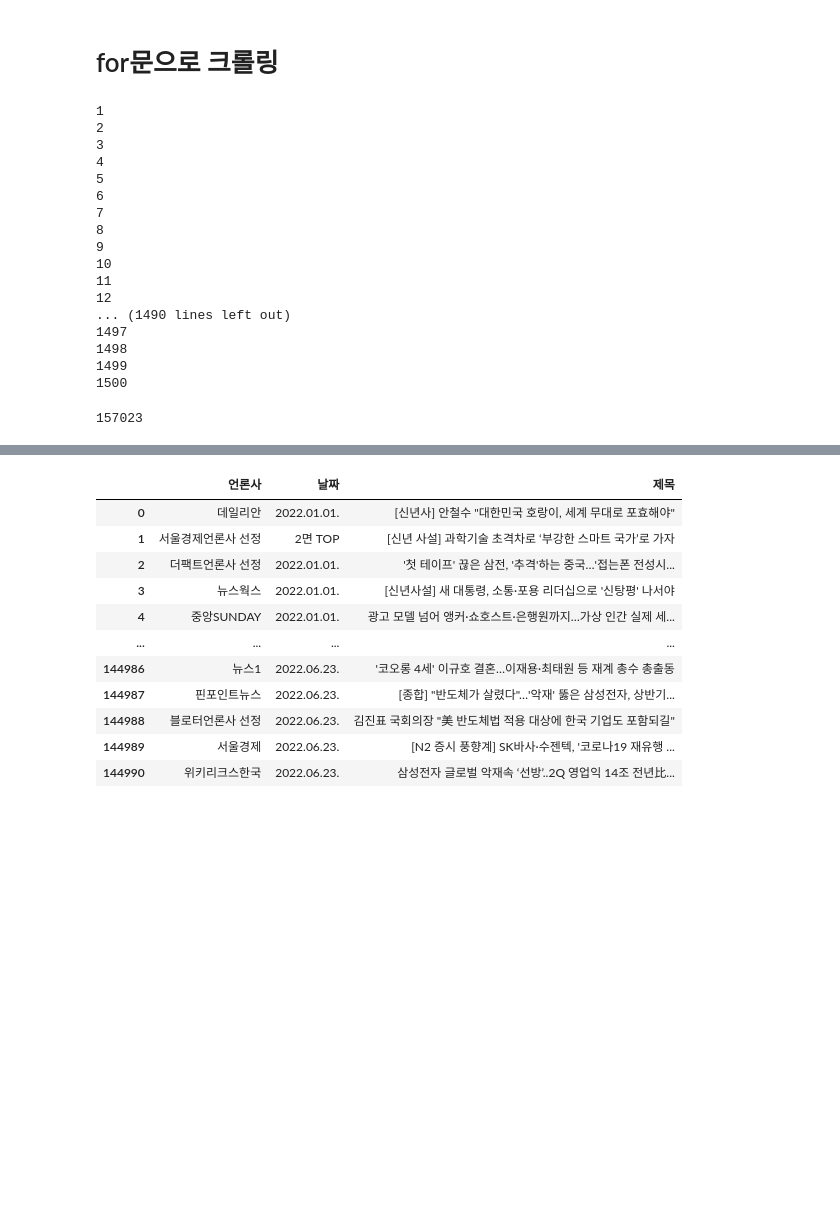
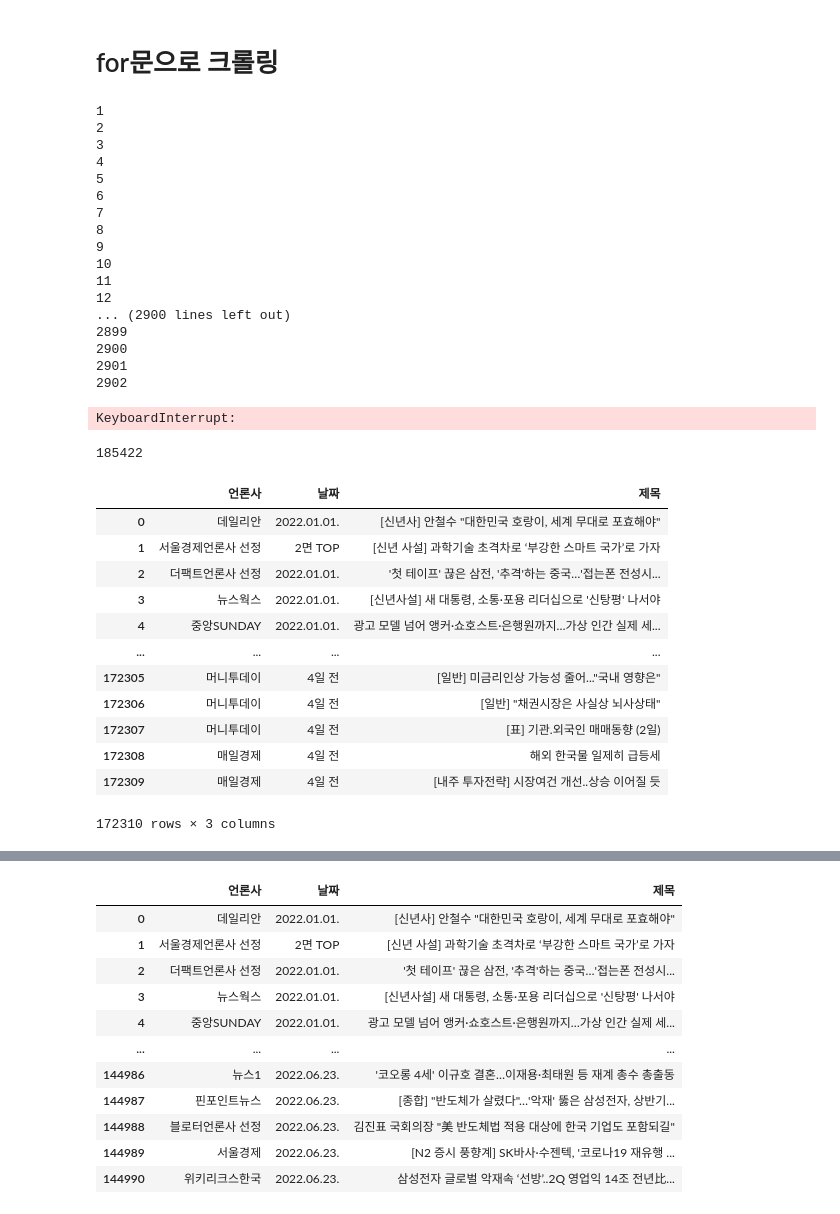
Before and after one commit to lhshs/2022_YDS2, a Jupyter notebook: 005930_News_Crawling1-Copy1.ipynb, the cells around one changed output, grey strips where cells are left out. Cells and saved outputs as stored; diff of their text form; code cells hidden in the pictures; blank space fills up the shorter version.

```diff
--- a/005930_News_Crawling1-Copy1.ipynb
+++ b/005930_News_Crawling1-Copy1.ipynb
@@ -82,7 +82,7 @@ time.sleep(0.01)
 BASE_URL = "https://search.naver.com/search.naver?where=news&sm=tab_pge&query=%EC%82%BC%EC%84%B1%EC%A0%84%EC%9E%90&sort=2&photo=0&field=0&pd=3&"
 BASE_URL_plus = "https://search.naver.com/search.naver?where=news&sm=tab_pge&query=%EC%82%BC%EC%84%B1%EC%A0%84%EC%9E%90&sort=2&photo=0&field=0&pd=3&"
 # https://finance.naver.com/sise/sise_market_sum.naver?&page=1
-start = '2022.06.23'
+start = '2022.01.01'
 end = '2022.07.28'
 search_span= "ds=" + start + "&de=" + end + "&a:all&start=" # 기본값
 # %%
@@ -112,7 +112,7 @@ driver.get(BASE_URL)
 # %%
 
 
-for i in range(1500):
+for i in range(5000):
     BASE_URL = BASE_URL
     # page 수 표시
     i += 1
@@ -189,21 +189,33 @@ for i in range(1500):
 10
 11
 12
-... (1490 lines left out)
-1497
-1498
-1499
-1500
+... (2900 lines left out)
+2899
+2900
+2901
+2902
+KeyboardInterrupt:
 # %%
 len(date_list)
 # %% [output]
-157023
+185422
 # %%
 # df로 만들기
 
 df = pd.DataFrame(list(zip(news_list, date_list, title_list)), columns = ['언론사','날짜', '제목'])
 
 df
-
-# csv로 뽑기
-df.to_csv('2022_06_23.csv')
+# %% [output]
+|  | 언론사 | 날짜 | 제목 |
+| 0 | 데일리안 | 2022.01.01. | [신년사] 안철수 "대한민국 호랑이, 세계 무대로 포효해야" |
+| 1 | 서울경제언론사 선정 | 2면 TOP | [신년 사설] 과학기술 초격차로 ‘부강한 스마트 국가’로 가자 |
+| 2 | 더팩트언론사 선정 | 2022.01.01. | '첫 테이프' 끊은 삼전, '추격'하는 중국…'접는폰 전성시... |
+| 3 | 뉴스웍스 | 2022.01.01. | [신년사설] 새 대통령, 소통·포용 리더십으로 '신탕평' 나서야 |
+| 4 | 중앙SUNDAY | 2022.01.01. | 광고 모델 넘어 앵커·쇼호스트·은행원까지…가상 인간 실제 세... |
+| ... | ... | ... | ... |
+| 172305 | 머니투데이 | 4일 전 | [일반] 미금리인상 가능성 줄어..."국내 영향은" |
+| 172306 | 머니투데이 | 4일 전 | [일반] "채권시장은 사실상 뇌사상태" |
+| 172307 | 머니투데이 | 4일 전 | [표] 기관.외국인 매매동향 (2일) |
+| 172308 | 매일경제 | 4일 전 | 해외 한국물 일제히 급등세 |
+| 172309 | 매일경제 | 4일 전 | [내주 투자전략] 시장여건 개선..상승 이어질 듯 |
+172310 rows × 3 columns
```
Also changed, not shown: parts of 2 cells of this notebook, 2 other files.
